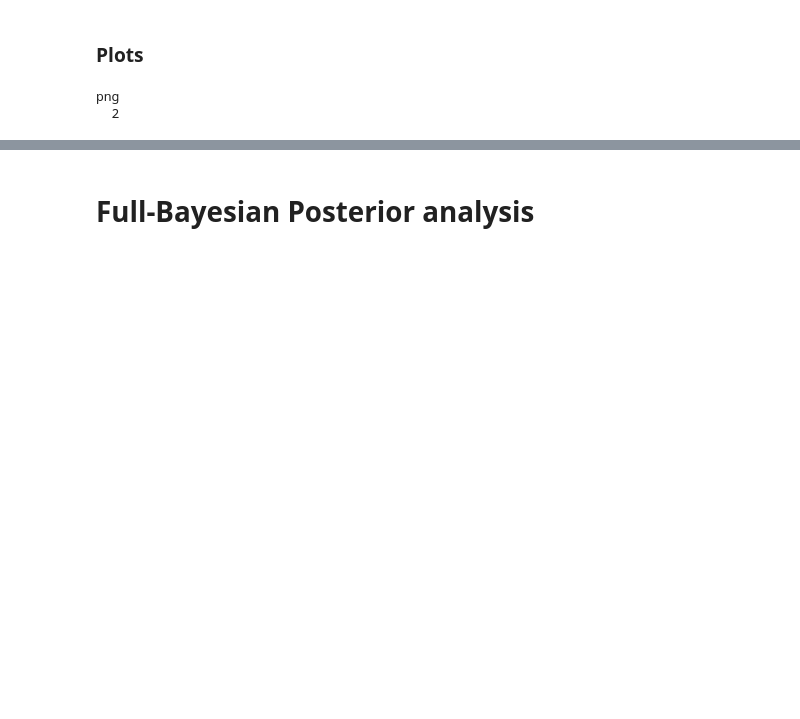
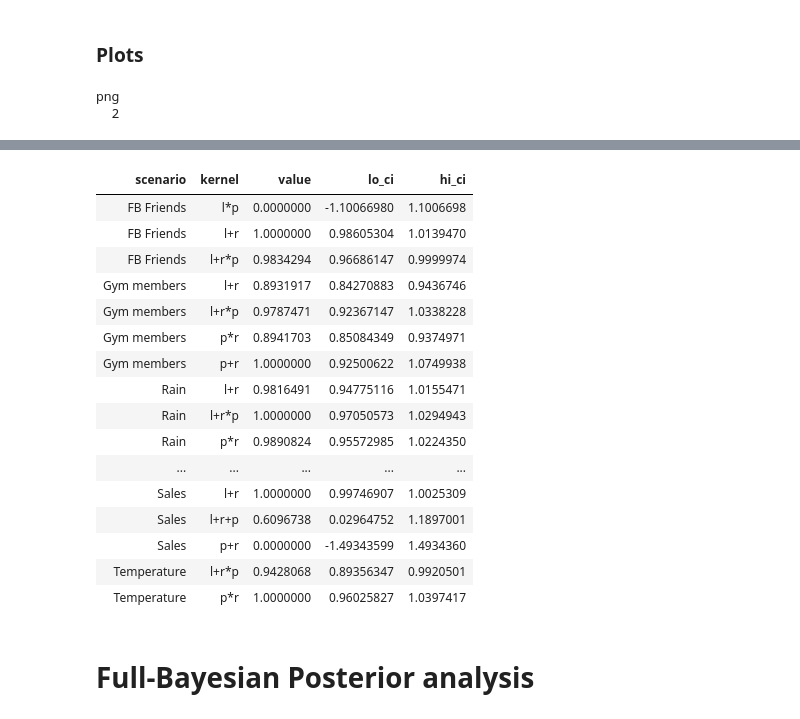
Before and after one commit to ericschulz/compforca, a Jupyter notebook: Data analysis/3- New compositional analysis.ipynb, the cells around one changed output, grey strips where cells are left out. Saved outputs shown, nothing was run; the diff lists cells and outputs as text; code cells hidden in the pictures; blank space fills up the shorter version.

```diff
--- a/Data analysis/3- New compositional analysis.ipynb
+++ b/Data analysis/3- New compositional analysis.ipynb
@@ -224,12 +235,25 @@ png
   2
 # %%
 # Plotting data
-to_plot<- lmls_prior_f %>%
+to_plot <- lmls_prior_f %>%
             group_by(kernel, scenario) %>%
             summarize(value = mean(lml),
                       lo_ci = t.test(lml, conf.level=0.95)$conf.int[1],
                       hi_ci = t.test(lml, conf.level=0.95)$conf.int[2])
 
+# Remove single components
+to_plot <- to_plot %>%
+                filter(kernel != 'l', kernel != 'p', kernel != 'r')
+
+# Scaling the 'data to plot' to a 0-1 range
+min_v = min(to_plot$value)
+range_v = max(to_plot$value) - min(to_plot$value)
+
+to_plot <- to_plot %>%
+                group_by( scenario ) %>%
+                mutate( lo_ci = (lo_ci - min(value)) / (max(value - min(value))),
+                        hi_ci = (hi_ci - min(value)) / (max(value - min(value))),
+                        value = (value - min(value)) / (max(value - min(value))))
 # Plotting magic
 to_plot$kernel <- factor(to_plot$kernel, levels=kernels)
 
@@ -247,6 +271,6 @@ p4 <- plot_lmls(lmls_gym, "Gym members", hide_y=TRUE, hide_x=TRUE)
 p5 <- plot_lmls(lmls_salary, "Salary", hide_x=TRUE, hide_y=TRUE)
 p6 <- plot_lmls(lmls_fb, "FB Friends", hide_y=TRUE, hide_x=TRUE)
 
-svg("Images/part_2/kernels_priors_lmls_2.svg", width=8, height=4)
-multiplot(p1, p2, p3, p4, p5, p6, cols=3)
-dev.off()
+#pdf("Images/paper_images/kernels_priors_lmls_2.pdf", width=8, height=4)
+#multiplot(p1, p2, p3, p4, p5, p6, cols=3)
+#dev.off()
@@ -256,3 +290,28 @@ png
+# %%
+# Which other kernel compositions are statistically equivalent
+to_plot %>%
+    group_by(scenario) %>%
+    filter(hi_ci > lo_ci[which.max(value)]) %>%
+    select(scenario, kernel, value, lo_ci, hi_ci) %>%
+    arrange(scenario)
+# %% [output]
+| scenario | kernel | value | lo_ci | hi_ci |
+| FB Friends | l*p | 0.0000000 | -1.10066980 | 1.1006698 |
+| FB Friends | l+r | 1.0000000 | 0.98605304 | 1.0139470 |
+| FB Friends | l+r*p | 0.9834294 | 0.96686147 | 0.9999974 |
+| Gym members | l+r | 0.8931917 | 0.84270883 | 0.9436746 |
+| Gym members | l+r*p | 0.9787471 | 0.92367147 | 1.0338228 |
+| Gym members | p*r | 0.8941703 | 0.85084349 | 0.9374971 |
+| Gym members | p+r | 1.0000000 | 0.92500622 | 1.0749938 |
+| Rain | l+r | 0.9816491 | 0.94775116 | 1.0155471 |
+| Rain | l+r*p | 1.0000000 | 0.97050573 | 1.0294943 |
+| Rain | p*r | 0.9890824 | 0.95572985 | 1.0224350 |
+| ... | ... | ... | ... | ... |
+| Sales | l+r | 1.0000000 | 0.99746907 | 1.0025309 |
+| Sales | l+r+p | 0.6096738 | 0.02964752 | 1.1897001 |
+| Sales | p+r | 0.0000000 | -1.49343599 | 1.4934360 |
+| Temperature | l+r*p | 0.9428068 | 0.89356347 | 0.9920501 |
+| Temperature | p*r | 1.0000000 | 0.96025827 | 1.0397417 |
 # %% [markdown]
 # Full-Bayesian Posterior analysis
 # %% [markdown]
```
Also changed, not shown: parts of 13 cells of this notebook, 11 other files.
